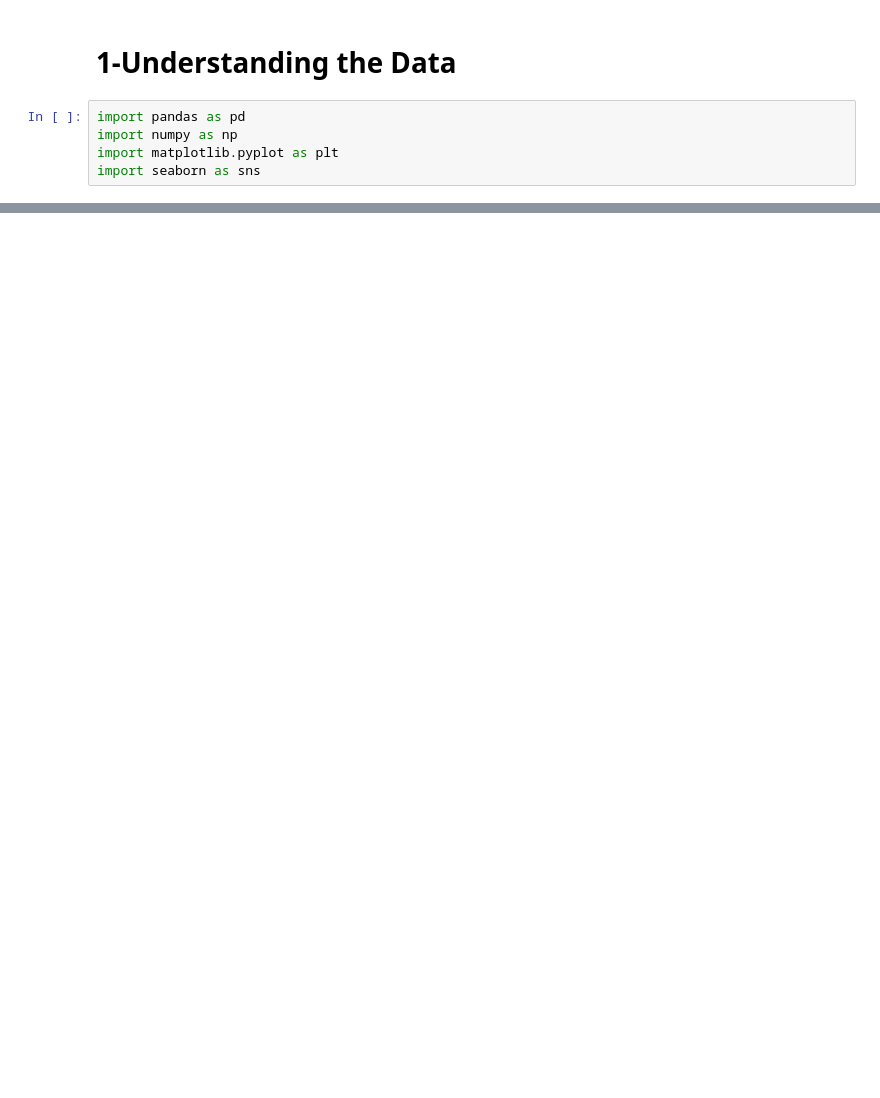
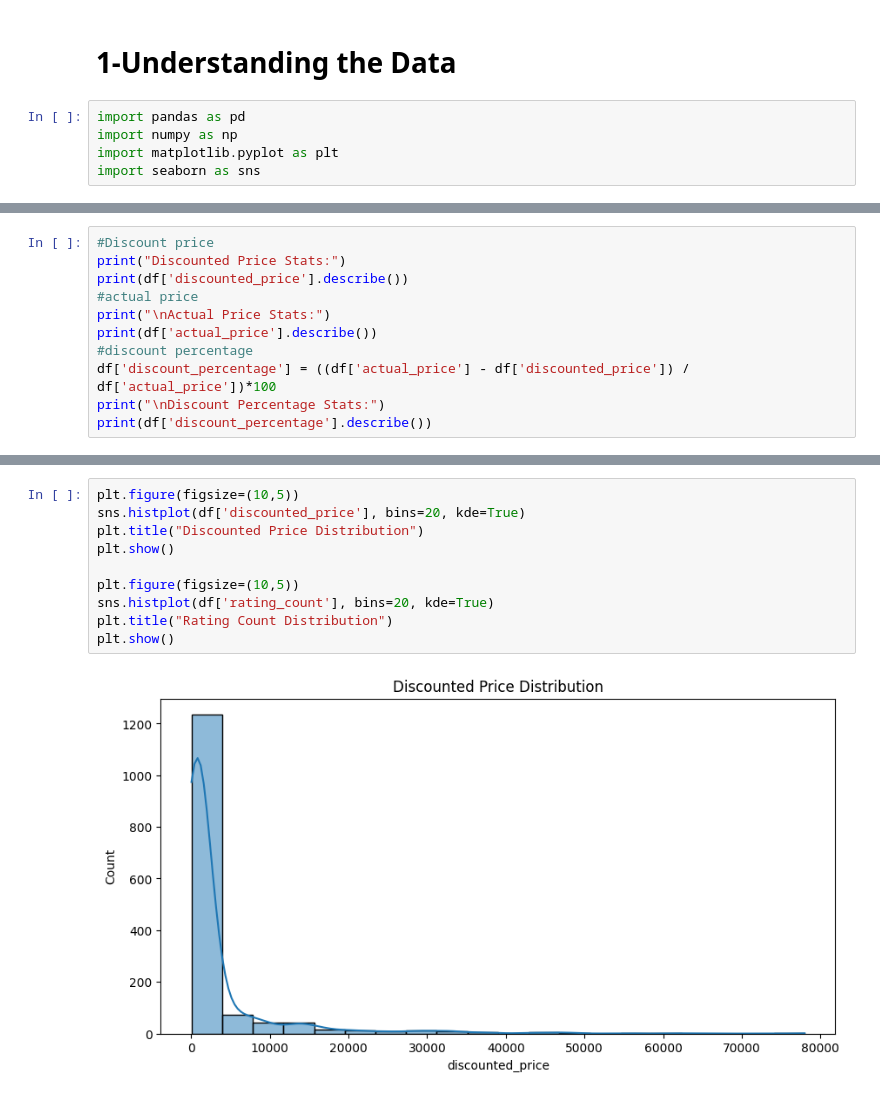
Before and after one commit to mosta3aGam2L/Amazon_EDA_project, a Jupyter notebook: notebooks/Amazon_EDA.ipynb, the cells around one changed output, grey strips where cells are left out. Saved outputs shown, nothing was run; the diff lists cells and outputs as text; blank space fills up the shorter version.

```diff
--- a/notebooks/Amazon_EDA.ipynb
+++ b/notebooks/Amazon_EDA.ipynb
@@ -11,0 +163,11 @@ FileNotFoundError: [Errno 2] No such file or directory: 'data/amazon.csv'
+# %%
+#Discount price
+print("Discounted Price Stats:")
+print(df['discounted_price'].describe())
+#actual price
+print("\nActual Price Stats:")
+print(df['actual_price'].describe())
+#discount percentage
+df['discount_percentage'] = ((df['actual_price'] - df['discounted_price']) / df['actual_price'])*100
+print("\nDiscount Percentage Stats:")
+print(df['discount_percentage'].describe())
@@ -11,0 +221,12 @@ FileNotFoundError: [Errno 2] No such file or directory: 'data/amazon.csv'
+# %%
+plt.figure(figsize=(10,5))
+sns.histplot(df['discounted_price'], bins=20, kde=True)
+plt.title("Discounted Price Distribution")
+plt.show()
+
+plt.figure(figsize=(10,5))
+sns.histplot(df['rating_count'], bins=20, kde=True)
+plt.title("Rating Count Distribution")
+plt.show()
+# %% [output]
+[figure, added]
```
Also changed, not shown: parts of 33 cells of this notebook.
